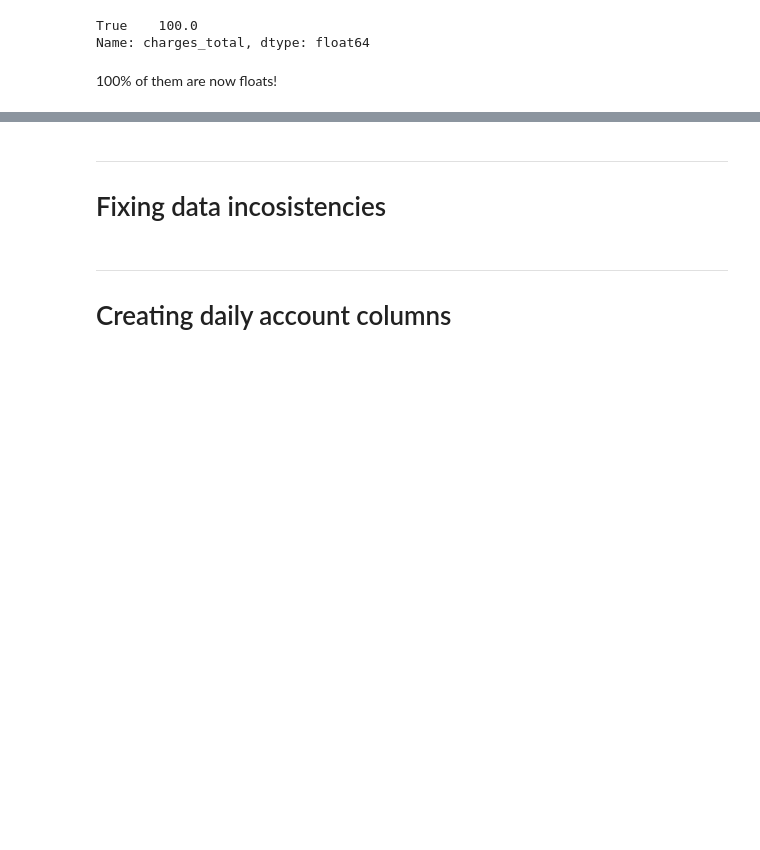
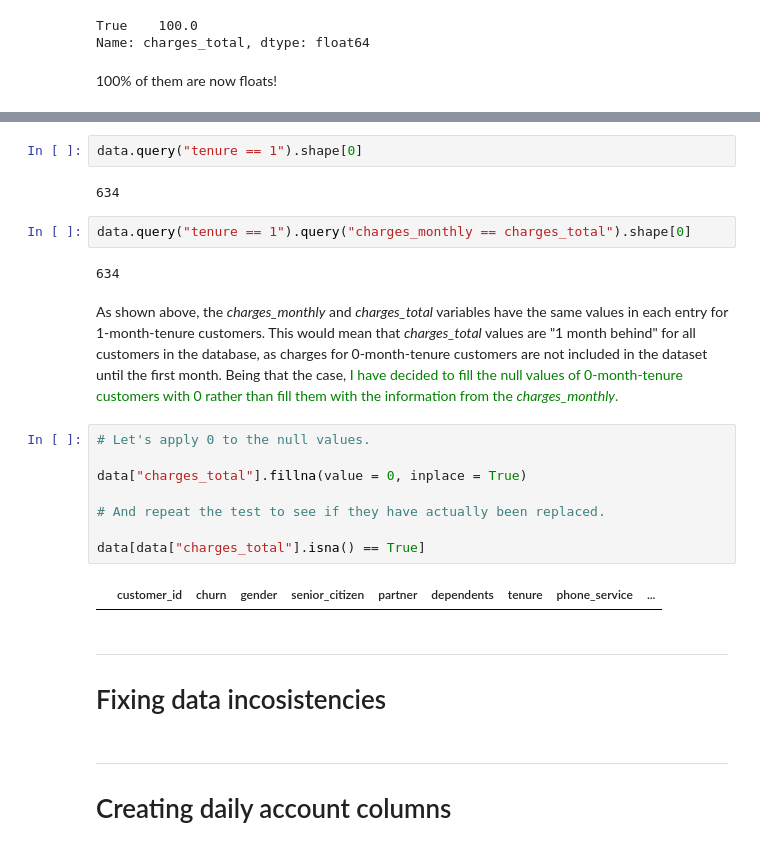
Before and after one commit to LupiVolpi/alura_challenge_data_science, a Jupyter notebook: alura_challenge_data_science_week_1.ipynb, the cells around one changed output, grey strips where cells are left out. Drawn from its saved outputs; the diff is of its cells as text; blank space fills up the shorter version.

```diff
--- a/alura_challenge_data_science_week_1.ipynb
+++ b/alura_challenge_data_science_week_1.ipynb
@@ -372,3 +439,23 @@ Name: charges_total, dtype: float64
+# %%
+data.query("tenure == 1").shape[0]
+# %% [output]
+634
+# %%
+data.query("tenure == 1").query("charges_monthly == charges_total").shape[0]
+# %% [output]
+634
+# %% [markdown]
+As shown above, the *charges_monthly* and *charges_total* variables have the same values in each entry for 1-month-tenure customers. This would mean that *charges_total* values are "1 month behind" for all customers in the database, as charges for 0-month-tenure customers are not included in the dataset until the first month. Being that the case, <font color = "Green"> I have decided to fill the null values of 0-month-tenure customers with 0 rather than fill them with the information from the *charges_monthly*.
+# %%
+# Let's apply 0 to the null values.
+
+data["charges_total"].fillna(value = 0, inplace = True)
+
+# And repeat the test to see if they have actually been replaced.
+
+data[data["charges_total"].isna() == True]
+# %% [output]
+|  | customer_id | churn | gender | senior_citizen | partner | dependents | tenure | phone_service | ... |
 # %% [markdown]
 ---
 # Fixing data incosistencies
```
Also changed, not shown: parts of 23 cells of this notebook.
